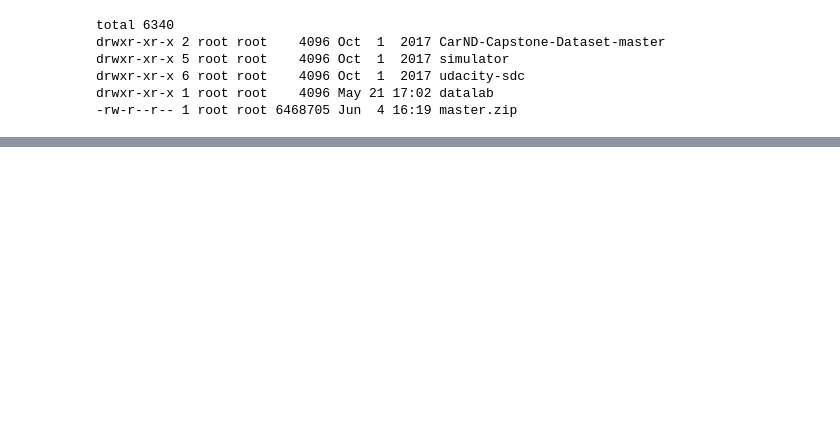
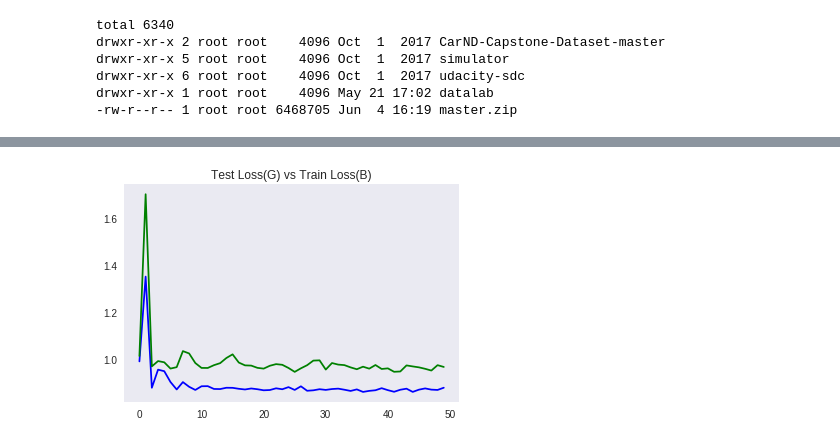
Before and after one commit to UjjwalSaxena/Behavior-Cloning-DataSet-Ujjwal, a Jupyter notebook: Hello,_Colaboratory.ipynb, the cells around one changed output, grey strips where cells are left out. Saved outputs shown, nothing was run; the diff lists cells and outputs as text; code cells hidden in the pictures; blank space fills up the shorter version.

```diff
--- a/Hello,_Colaboratory.ipynb
+++ b/Hello,_Colaboratory.ipynb
@@ -157,0 +160,35 @@ def layers(X,keep_prob):
+# %%
+x= tf.placeholder(tf.float32,(None, 256, 85, 3), name='x')
+y= tf.placeholder(tf.int32, (None), name='y')
+keep_prob=tf.placeholder(tf.float32, name='prob')
+one_hot= tf.one_hot(y,num_of_classes)
+# %%
+logits_x=layers(x, keep_prob)
+cross_entropy= tf.nn.softmax_cross_entropy_with_logits(labels=one_hot, logits=logits_x)
+loss_operation=tf.reduce_mean(cross_entropy)
+optimizer= tf.train.AdamOptimizer(learning_rate=rate)
+training_operation=optimizer.minimize(loss_operation)
+saver= tf.train.Saver()
+# %%
+from sklearn.model_selection import train_test_split
+from sklearn.utils import shuffle
+
+X_train, X_test, y_train, y_test = train_test_split(x_images, y_labels, test_size=0.2)
+
+train_loss=[]
+test_loss=[]
+with tf.Session() as sess:
+  sess.run(tf.global_variables_initializer())
+
+  for i in range(EPOCHS):
+    X_train,Y_train= shuffle(X_train, y_train)
+    sess.run(training_operation, feed_dict={x:X_train, y:y_train, keep_prob:prob})
+    loss_train= sess.run(loss_operation, feed_dict={x:X_train, y:y_train, keep_prob:prob })
+    train_loss.append(loss_train)
+
+    loss_t= sess.run(loss_operation, feed_dict={x:X_test, y:y_test, keep_prob:prob })
+    test_loss.append(loss_t)
+    print("Epoch {}, tain loss: {:.3f}, test loss: {:.3f}".format(i+1, loss_train,  loss_t))
+
+  saver.save(sess, "./model")
+  print("Model saved")
@@ -157,0 +213,12 @@ def layers(X,keep_prob):
+# %%
+import matplotlib.pyplot as plt
+%matplotlib inline
+
+
+plt.plot(train_loss ,'b')
+plt.plot(test_loss,'g')
+plt.title("Test Loss(G) vs Train Loss(B)")
+plt.grid()
+plt.show()
+# %% [output]
+[figure, added]
```
Also changed, not shown: parts of 11 cells of this notebook.
